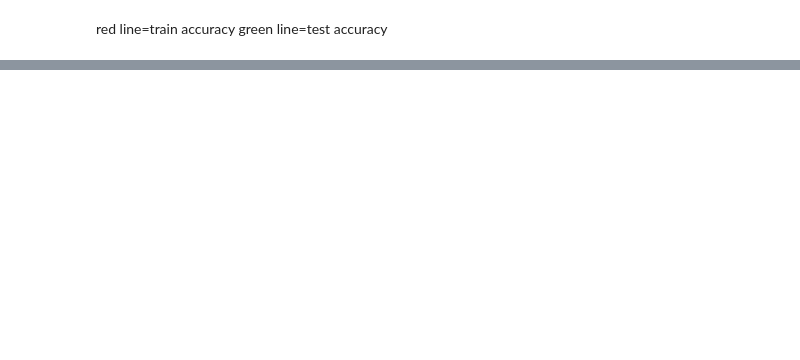
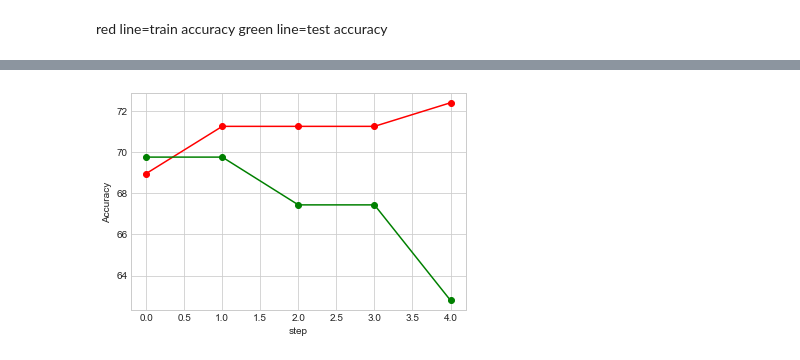
Before and after one commit to ozklingel/election, a Jupyter notebook: election-pred.ipynb, the cells around one changed output, grey strips where cells are left out. Saved outputs shown, nothing was run; the diff lists cells and outputs as text; code cells hidden in the pictures; blank space fills up the shorter version.

```diff
--- a/election-pred.ipynb
+++ b/election-pred.ipynb
@@ -343,0 +353,96 @@ green line=test accuracy
+# %%
+def load_iris_data():
+
+    data=input_data.iloc[:200, 3:21] # all rows, all the features and no labels
+    target = input_data.iloc[:200, 22]  # all rows, label only
+
+    # Prepend the column of 1s for bias
+    L, W  = data.shape
+    all_X = np.ones((L, W + 1))
+    all_X[:, 1:] = data
+    num_labels = len(np.unique(target))
+    all_y = np.eye(num_labels)[target]
+    return train_test_split(all_X, all_y, test_size=0.33, random_state=RANDOMSEED)
+
+
+
+
+def initialize_weights(shape, stddev):
+    weights = tf.random.normal(shape, stddev=stddev)
+    return tf.Variable(weights)
+
+def forward_propagation(X, weights_1, weights_2):
+    sigmoid = tf.nn.sigmoid(tf.matmul(X, weights_1))
+    y = tf.matmul(sigmoid, weights_2)
+    return y
+
+def run(h_size, stddev, sgd_step):
+    train_x, test_x, train_y, test_y = load_iris_data()
+
+    # Size of Layers
+    x_size = train_x.shape[1]  # Input nodes: 23 features and 1 bias
+    y_size = train_y.shape[1]  # Outcomes (2 types of party)
+
+    # variables
+    X = tf.placeholder("float", shape=[None, x_size])
+    y = tf.placeholder("float", shape=[None, y_size])
+    weights_1 = initialize_weights((x_size, h_size), stddev)
+    weights_2 = initialize_weights((h_size, y_size), stddev)
+
+    #compute forword
+    y_pred = forward_propagation(X, weights_1, weights_2)
+    #what get the largest outcome
+    predict = tf.argmax(y_pred, dimension=1)
+
+    cost = tf.reduce_mean(tf.nn.softmax_cross_entropy_with_logits(labels=y, logits=y_pred))
+    updates_sgd = tf.train.GradientDescentOptimizer(sgd_step).minimize(cost)
+    sess = tf.Session()
+    # init = tf.global_variables_initializer()
+    init = tf.initialize_all_variables()
+    steps = 5
+    sess.run(init)
+    x  = np.arange(steps)
+    test_acc = []
+    train_acc = []
+    print("Step, train accuracy, test accuracy")
+    for step in range(steps):
+        # Train with each example
+        for i in range(len(train_x)):
+            sess.run(updates_sgd, feed_dict={X: train_x[i: i + 1], y: train_y[i: i + 1]})
+
+        train_accuracy = np.mean(np.argmax(train_y, axis=1) ==
+                                 sess.run(predict, feed_dict={X: train_x, y: train_y}))
+        test_accuracy = np.mean(np.argmax(test_y, axis=1) ==
+                                sess.run(predict, feed_dict={X: test_x, y: test_y}))
+
+        print("%d, %.2f%%, %.2f%%"
+              % (step + 1, 100. * train_accuracy, 100. * test_accuracy))
+        #x.append(step)
+        test_acc.append(100. * test_accuracy)
+        train_acc.append(100. * train_accuracy)
+
+    t = [np.array(test_acc)]
+    t.append(train_acc)
+    title = "Steps vs Accuracy-No of hidden nodes: " + str(h_size) + ", sgd step:" + str(sgd_step) +             ", std dev:" + str(stddev)
+    label = ['Test Accuracy', 'Train Accuracy']
+    sess.close()
+    import matplotlib.pyplot as plt
+    plt.style.use('seaborn-whitegrid')
+
+    plt.plot(x, train_acc, '-ok', color='red');
+
+    plt.style.use('seaborn-whitegrid')
+
+    plt.plot(x, test_acc, '-ok', color='green');
+    plt.xlabel("step")
+    plt.ylabel("Accuracy");
+
+    max1.append(max(test_acc))
+
+def main():
+    run(80,0.1,0.001)
+
+
+if __name__ == '__main__':
+    main()
+# %% [output]
@@ -343,0 +455 @@ green line=test accuracy
+[figure, added]
```
Also changed, not shown: parts of 13 cells of this notebook.
